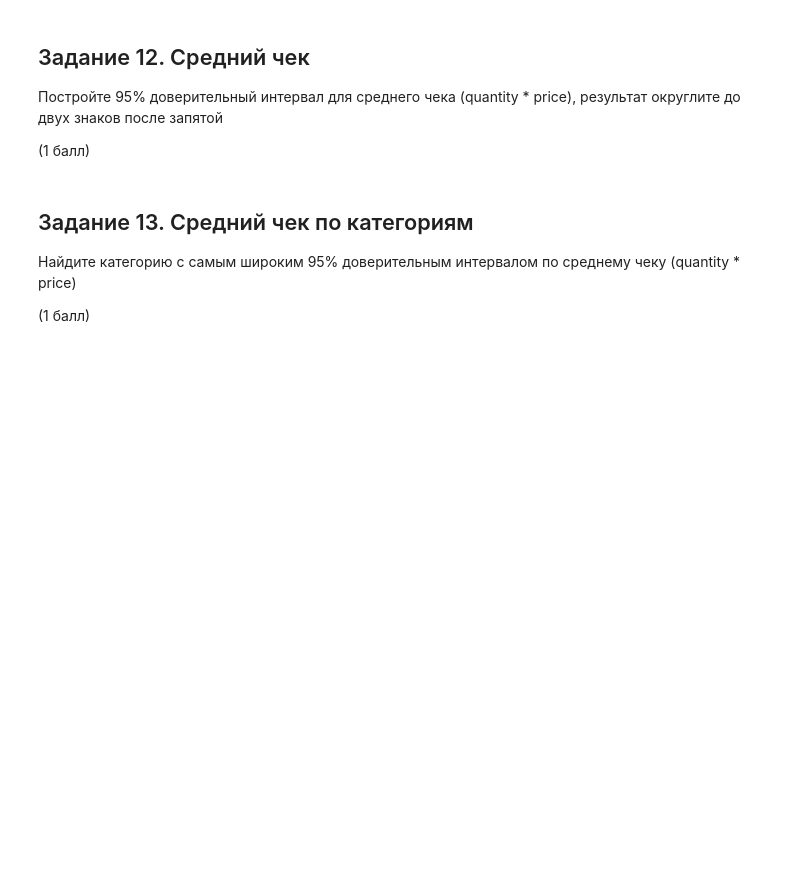
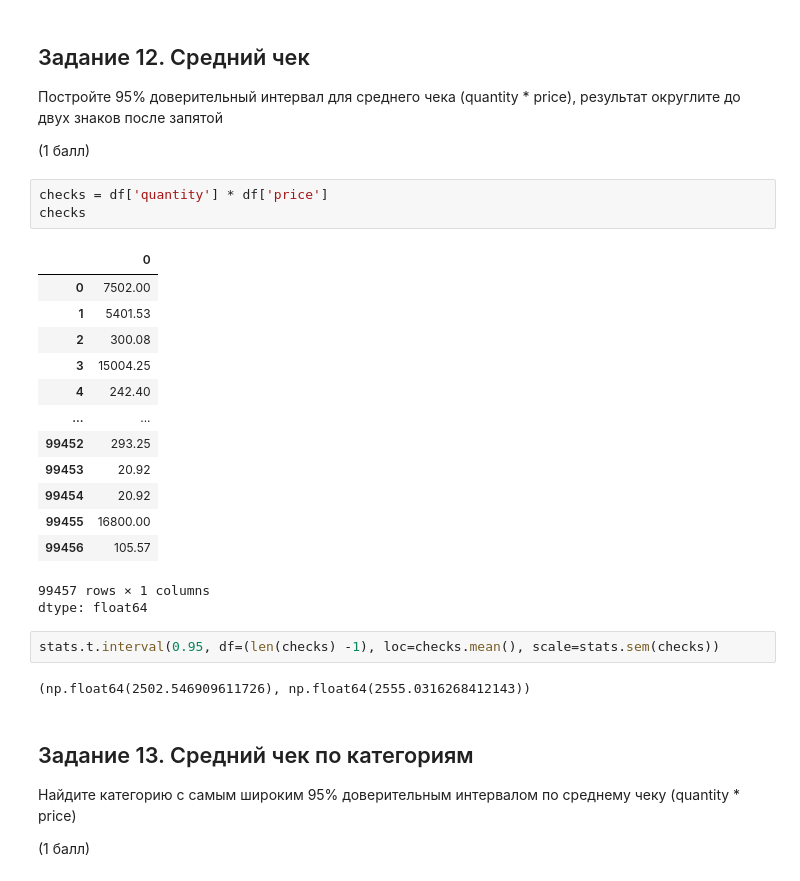
Before and after one commit to semwett0301/stat-ml-labs, a Jupyter notebook: statistic-course/math_stat_2.ipynb, the cells around one changed output. Cells and saved outputs as stored; diff of their text form; blank space fills up the shorter version.

```diff
--- a/statistic-course/math_stat_2.ipynb
+++ b/statistic-course/math_stat_2.ipynb
@@ -457,6 +506,28 @@ df['invoice_date'] = pd.to_datetime(df['invoice_date'])
 Постройте 95% доверительный интервал для среднего чека (quantity * price), результат округлите до двух знаков после запятой
 
 (1 балл)
+# %%
+checks = df['quantity'] * df['price']
+checks
+# %% [output]
+|  | 0 |
+| 0 | 7502.00 |
+| 1 | 5401.53 |
+| 2 | 300.08 |
+| 3 | 15004.25 |
+| 4 | 242.40 |
+| ... | ... |
+| 99452 | 293.25 |
+| 99453 | 20.92 |
+| 99454 | 20.92 |
+| 99455 | 16800.00 |
+| 99456 | 105.57 |
+99457 rows × 1 columns
+dtype: float64
+# %%
+stats.t.interval(0.95, df=(len(checks) -1), loc=checks.mean(), scale=stats.sem(checks))
+# %% [output]
+(np.float64(2502.546909611726), np.float64(2555.0316268412143))
 # %% [markdown]
 ## Задание 13. Средний чек по категориям
 
```
Also changed, not shown: parts of 9 cells of this notebook.
